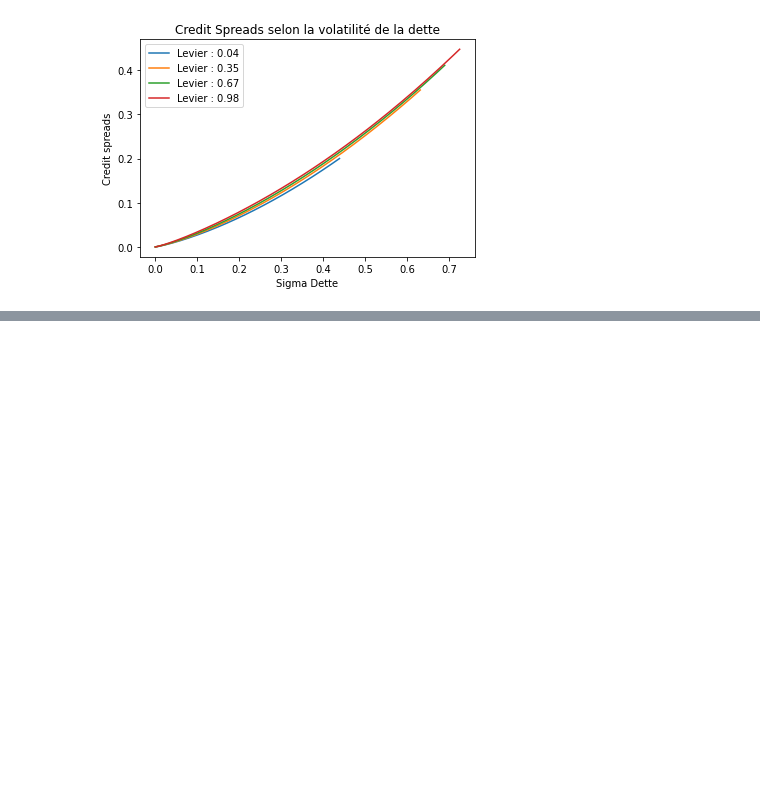
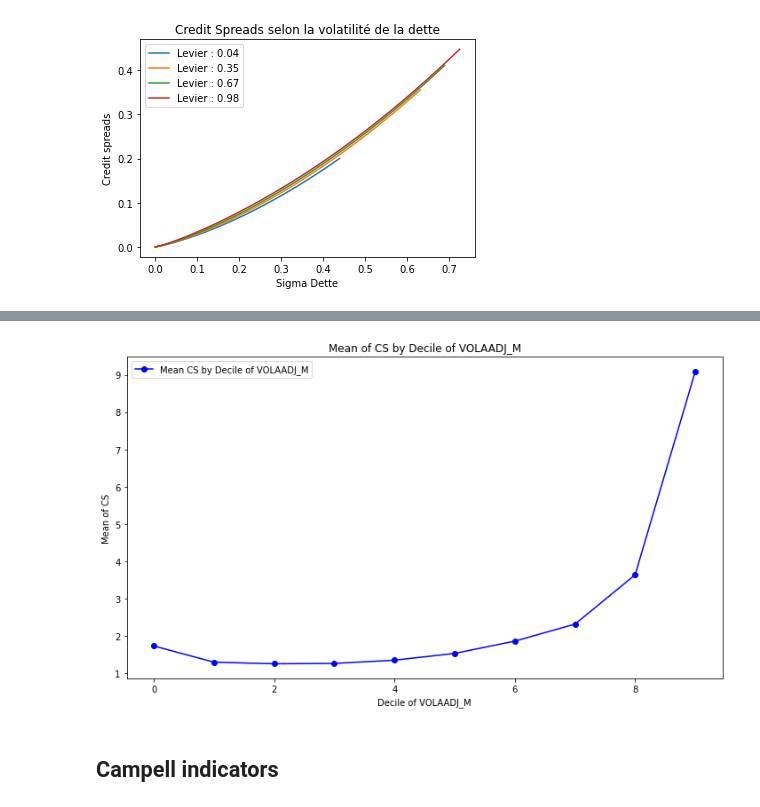
Before and after one commit to Damnsky100/Fixed-Income, a Jupyter notebook: TP/temp.ipynb, the cells around one changed output, grey strips where cells are left out. Saved outputs shown, nothing was run; the diff lists cells and outputs as text; code cells hidden in the pictures; blank space fills up the shorter version.

```diff
--- a/TP/temp.ipynb
+++ b/TP/temp.ipynb
@@ -95,0 +169,27 @@ Text(0.5, 0, 'Sigma Dette')
+# %%
+liquidity["decile"] = pd.qcut(liquidity["VOLAADJ_M"], 10, labels=False)
+# %%
+# Credit spread and bond volatility
+
+# Sorting the sample into deciles based on "VOLAADJ_M"
+liquidity["decile"] = pd.qcut(liquidity["VOLAADJ_M"], 10, labels=False)
+
+# Calculating the mean of each subsample for both "CS" and "VOLAADJ_M"
+mean_by_decile = liquidity.groupby("decile").mean()
+
+# Plotting the mean of "CS" for each decile of "VOLAADJ_M"
+fig, ax = plt.subplots(figsize=(10, 6))
+
+ax.plot(mean_by_decile.index, mean_by_decile["CS"], marker='o', linestyle='-', color='blue', label='Mean CS by Decile of VOLAADJ_M')
+
+ax.set_xlabel("Decile of VOLAADJ_M")
+ax.set_ylabel("Mean of CS")
+ax.set_title("Mean of CS by Decile of VOLAADJ_M")
+ax.legend()
+
+plt.tight_layout()
+plt.show()
+# %% [output]
+[figure, added]
+# %% [markdown]
+## Campell indicators
```
Also changed, not shown: parts of 28 cells of this notebook, 4 other files.
